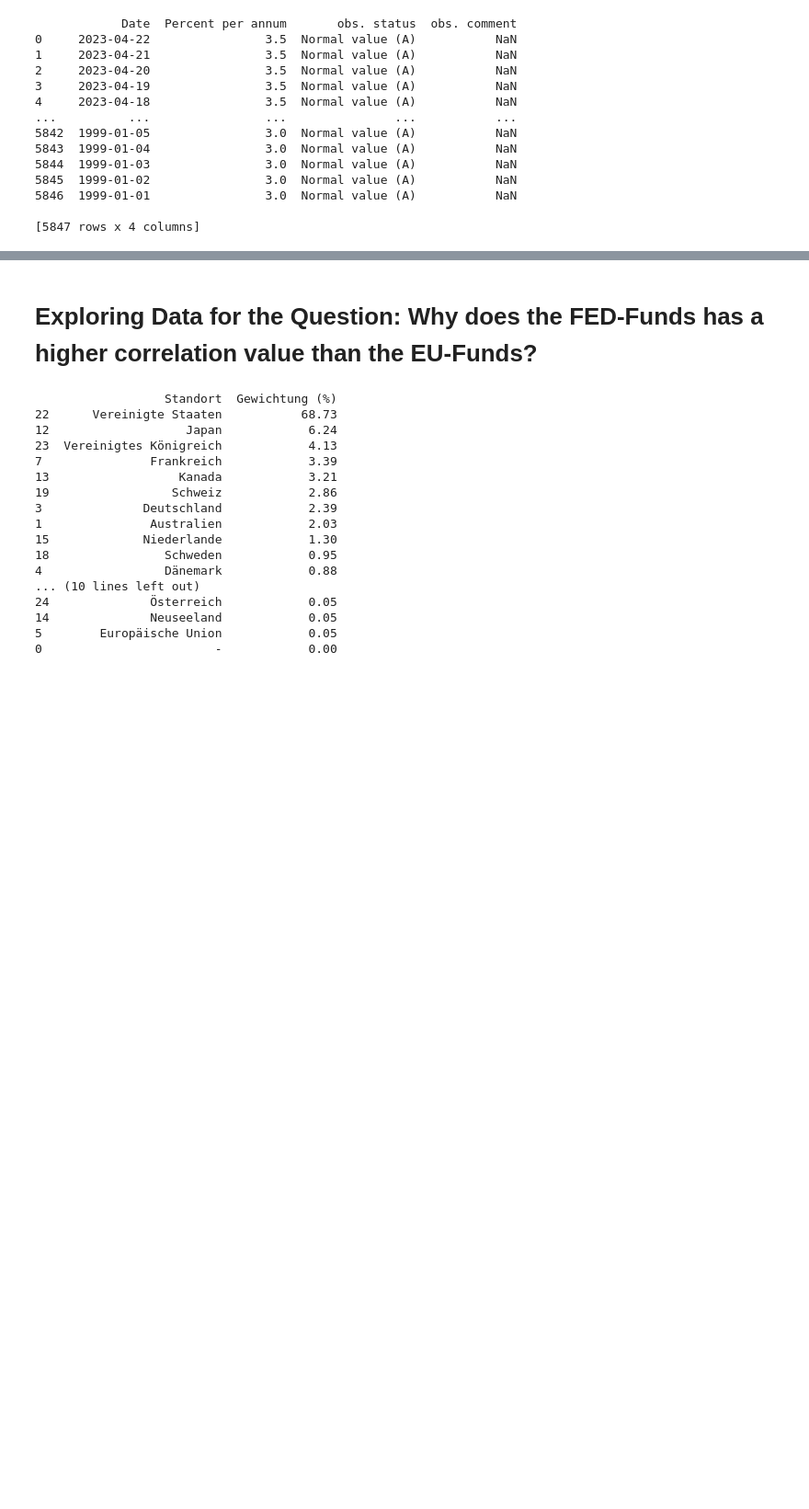
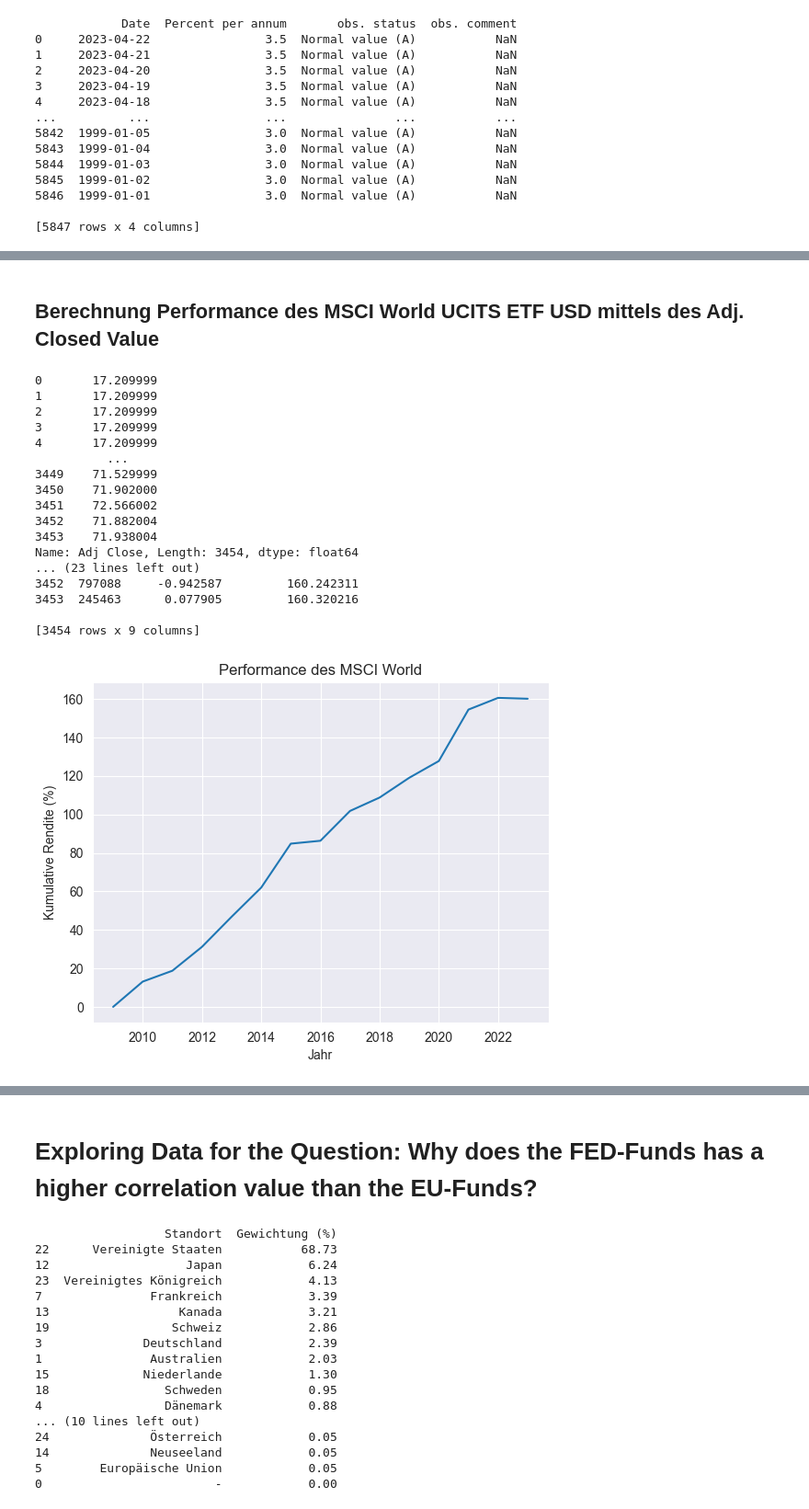
Before and after one commit to FalcarDE/ss_2032_stonks_data_science, a Jupyter notebook: Chapter 1 - Exploratory Data Analysis.ipynb, the cells around one changed output, grey strips where cells are left out. Shown: that part at 92% size. Saved outputs shown, nothing was run; the diff lists cells and outputs as text; code cells hidden in the pictures; blank space fills up the shorter version.

```diff
--- a/Chapter 1 - Exploratory Data Analysis.ipynb
+++ b/Chapter 1 - Exploratory Data Analysis.ipynb
@@ -345,0 +375,62 @@ plt.show()
+# %% [markdown]
+## Berechnung Performance des MSCI World UCITS ETF USD mittels des Adj. Closed Value
+# %%
+etf_daily = pd.read_csv('data/iShares Core MSCI World UCITS ETF USD  EUNL.DE.csv')
+etf_monthly = pd.read_csv('data/iShares Core MSCI World UCITS ETF USD (Acc)_Monthly.csv')
+fed_funds = pd.read_csv('data/Leitzins_USA_FED.csv')
+
+# speichern alle Elemente der Spalte Adj Close in adj_close
+adj_close = etf_daily['Adj Close']
+
+print(adj_close)
+
+# Berechne die täglichen Renditen aus der prozentualen Veränderung zwischen aufeinanderfolgenden Adjusted Close-Werten mittels der pct_change()
+# * 100 => Daten als Prozentsatz darzustellen.
+daily_returns = adj_close.pct_change() * 100
+
+# Berechnung der kumulativen Rendite, indem man die täglichen Renditen summiert. Dies kann mit der Funktion cumsum() durchgeführt werden
+cumulative_returns = daily_returns.cumsum()
+
+# Daten in eine neue Spalte der Tabelle von etf_daily hinzufügen
+etf_daily['Daily Return'] = (etf_daily['Adj Close'] - etf_daily['Adj Close'].shift(1)) / etf_daily['Adj Close'].shift(1) * 100
+
+etf_daily['Cumulative Return'] = cumulative_returns
+
+print(etf_daily)
+
+etf_daily.to_csv('data/generatedDatasets/iShares Core MSCI World UCITS ETF USD (Acc) Daily - Rendite.csv', index=False)
+# Visualisierung der Performance
+# Konvertiere den Index in ein DateTime-Objekt
+# etf_daily['Date'] = pd.to_datetime(etf_daily['Date'])
+
+# Setze den Index auf das Datum
+etf_daily['Date'] = pd.to_datetime(etf_daily['Date'])
+etf_daily.set_index('Date', inplace=True)
+# Resample der Daten auf jährlicher Basis und berechne die Durchschnittswerte
+yearly_returns = etf_daily['Cumulative Return'].resample('Y').mean()
+
+# Plot mit den jährlichen Renditen
+plt.plot(yearly_returns.index.year, yearly_returns.values)
+plt.xlabel('Jahr')
+plt.ylabel('Kumulative Rendite (%)')
+plt.title('Performance des MSCI World')
+plt.show()
+# %% [output]
+0       17.209999
+1       17.209999
+2       17.209999
+3       17.209999
+4       17.209999
+          ...
+3449    71.529999
+3450    71.902000
+3451    72.566002
+3452    71.882004
+3453    71.938004
+Name: Adj Close, Length: 3454, dtype: float64
+... (23 lines left out)
+3452  797088     -0.942587         160.242311
+3453  245463      0.077905         160.320216
+
+[3454 rows x 9 columns]
+[figure, added]
```
Also changed, not shown: parts of 18 cells of this notebook, 10 other files.
